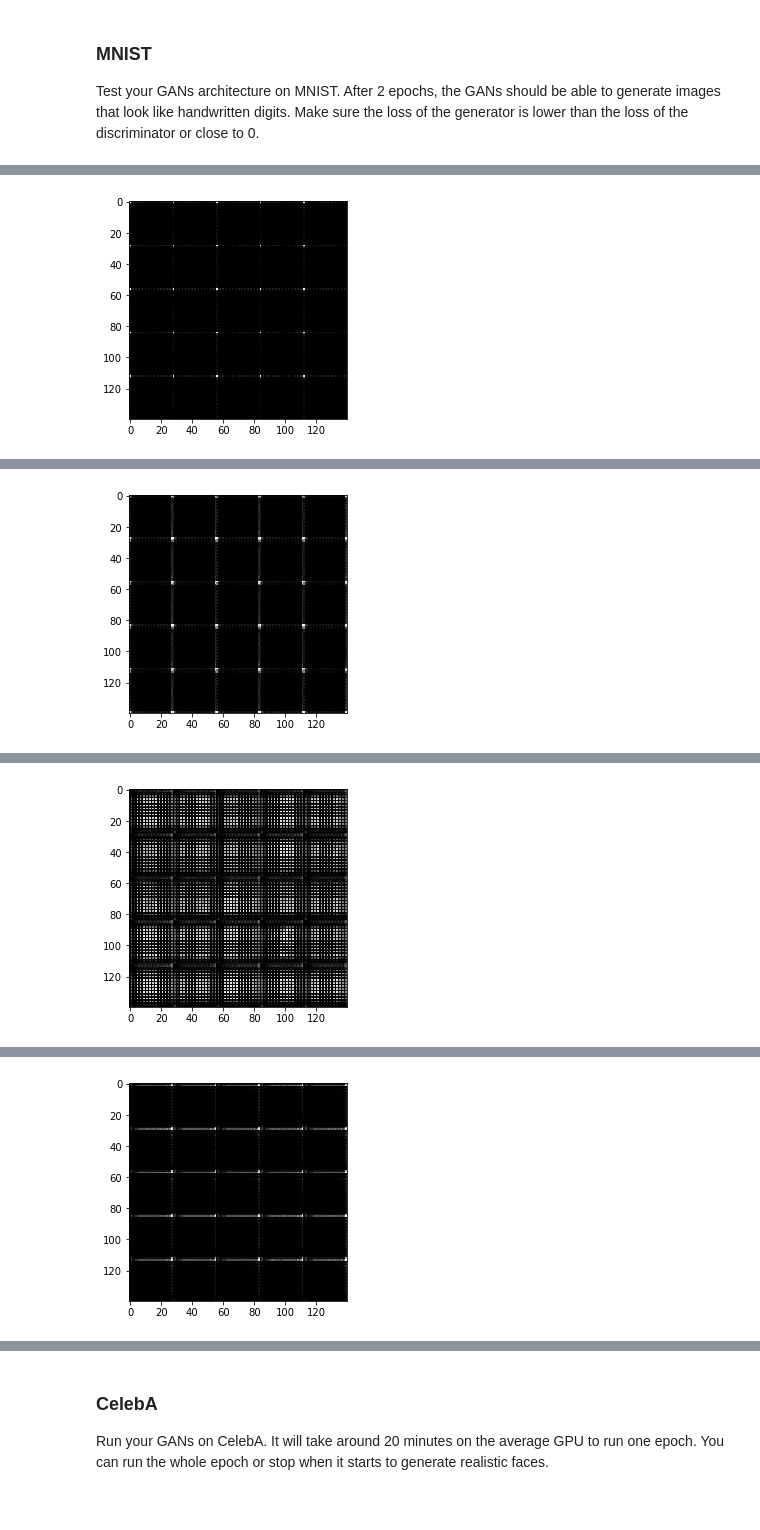
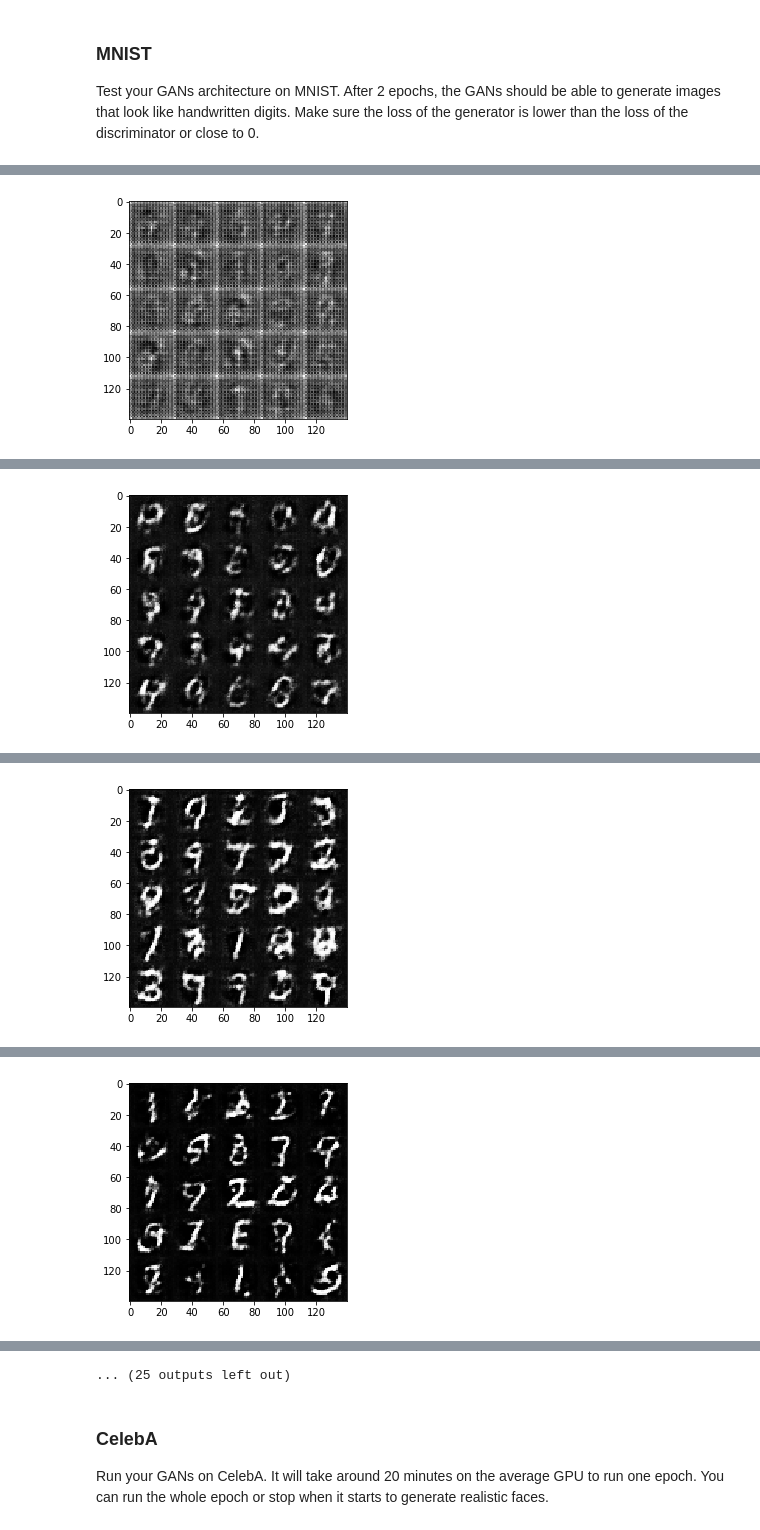
Before and after one commit to adamblvck/DeepFaceGenerator, a Jupyter notebook: Project 5/dlnd_face_generation.ipynb, the cells around one changed output, grey strips where cells are left out. Cells and saved outputs as stored; diff of their text form; code cells hidden in the pictures.

Commit message:
Fixed error in training function: random.normal to random.uniform

```diff
--- a/Project 5/dlnd_face_generation.ipynb
+++ b/Project 5/dlnd_face_generation.ipynb
@@ -161,7 +161,7 @@ def discriminator(images, reuse=False):
         layer_1_relu = activation(layer_1, alpha)
 
         layer_2 = tf.layers.conv2d(layer_1_relu, 128, 5, strides=1, padding='same')
-        # layer_2 = tf.layers.batch_normalization(layer_2, training=True)
+        layer_2 = tf.layers.batch_normalization(layer_2, training=True)
         layer_2 = activation(layer_2, alpha)
 
         layer_3 = tf.layers.conv2d(layer_2, 256, 5, strides=2, padding='same')
@@ -175,12 +175,10 @@ def discriminator(images, reuse=False):
         # layer_4_relu = tf.nn.dropout(layer_4_relu, 0.5)
 
         # Flatten the last layer
-        flat = tf.contrib.layers.flatten(layer_4_relu)
+        #flat = tf.contrib.layers.flatten(layer_4_relu)
 
         # my prev
-        #flat = tf.reshape(layer_4_relu, (-1, 7*7*512))
-
-
+        flat = tf.reshape(layer_4_relu, (-1, 7*7*512))
 
         logits = tf.layers.dense(flat, 1)
 
@@ -227,14 +225,14 @@ def generator(z, out_channel_dim, is_train=True):
         layer_3 = tf.layers.batch_normalization(layer_3, training=is_train)
         layer_3 = activation(layer_3, alpha)
 
-        #layer_4 = tf.layers.conv2d_transpose(layer_3_relu, 64, 5, strides=2, padding='same')
-        #layer_4_bn = tf.layers.batch_normalization(layer_4, training=is_train)
-        #layer_4_relu = activation(layer_4_bn, alpha)
+        layer_4 = tf.layers.conv2d_transpose(layer_3, 64, 5, strides=1, padding='same')
+        layer_4_bn = tf.layers.batch_normalization(layer_4, training=is_train)
+        layer_4_relu = activation(layer_4_bn, alpha)
 
-        dropout = tf.nn.dropout(layer_3, 0.5)
+        # dropout = tf.nn.dropout(layer_3, 0.5)
 
         # Output layer
-        logits = tf.layers.conv2d_transpose(layer_3, out_channel_dim, 5, strides=2, padding='same')
+        logits = tf.layers.conv2d_transpose(layer_4_relu, out_channel_dim, 5, strides=2, padding='same')
 
         out = tf.tanh(logits)
 
@@ -382,7 +380,7 @@ def train(epoch_count, batch_size, z_dim, learning_rate, beta1, get_batches, dat
     :param data_image_mode: The image mode to use for images ("RGB" or "L")
     """
     ### Build Model
-    tf.reset_default_graph()
+    # tf.reset_default_graph()
 
     # model inputs
     real_input_images, input_z, lr = model_inputs(data_shape[1], data_shape[2], data_shape[3], z_dim)
@@ -406,16 +404,13 @@ def train(epoch_count, batch_size, z_dim, learning_rate, beta1, get_batches, dat
                 batch_images = batch_images*2
 
                 # Sample random noise for G
-                batch_z = np.random.normal(-1, 1, size=(batch_size, z_dim))
+                batch_z = np.random.uniform(-1, 1, size=(batch_size, z_dim))
 
                 # run optimzers
                 _ = sess.run(d_train_optimizer, feed_dict={    real_input_images : batch_images,
                                  input_z : batch_z,
                                  lr : learning_rate })
 
-                _ = sess.run(g_train_optimizer, feed_dict={    real_input_images : batch_images,
-                                 input_z : batch_z,
-                                 lr : learning_rate })
                 _ = sess.run(g_train_optimizer, feed_dict={    real_input_images : batch_images,
                                  input_z : batch_z,
                                  lr : learning_rate })
@@ -445,7 +440,7 @@ Test your GANs architecture on MNIST.  After 2 epochs, the GANs should be able t
 # %%
 batch_size = 64
 z_dim = 100
-learning_rate = 0.001
+learning_rate = 0.0001
 beta1 = 0.5
 
 
@@ -464 +459 @@ Epoch 1/2... Discriminator Loss: 1.2880... Generator Loss: 1.8983
-[figure, old version]
+[figure, new version]
@@ -467 +462 @@ Epoch 1/2... Discriminator Loss: 1.3957... Generator Loss: 1.6004
-[figure, old version]
+[figure, new version]
@@ -470 +465 @@ Epoch 1/2... Discriminator Loss: 1.6104... Generator Loss: 0.6768
-[figure, old version]
+[figure, new version]
@@ -473 +468 @@ Epoch 1/2... Discriminator Loss: 1.3999... Generator Loss: 0.6902
-[figure, old version]
+[figure, new version]
@@ -475,3 +475,4 @@ IndexError: list index out of range
+... (25 outputs left out)
 # %% [markdown]
 ### CelebA
 Run your GANs on CelebA.  It will take around 20 minutes on the average GPU to run one epoch.  You can run the whole epoch or stop when it starts to generate realistic faces.
```
Also changed, not shown: parts of 2 cells of this notebook, 3 other files.
